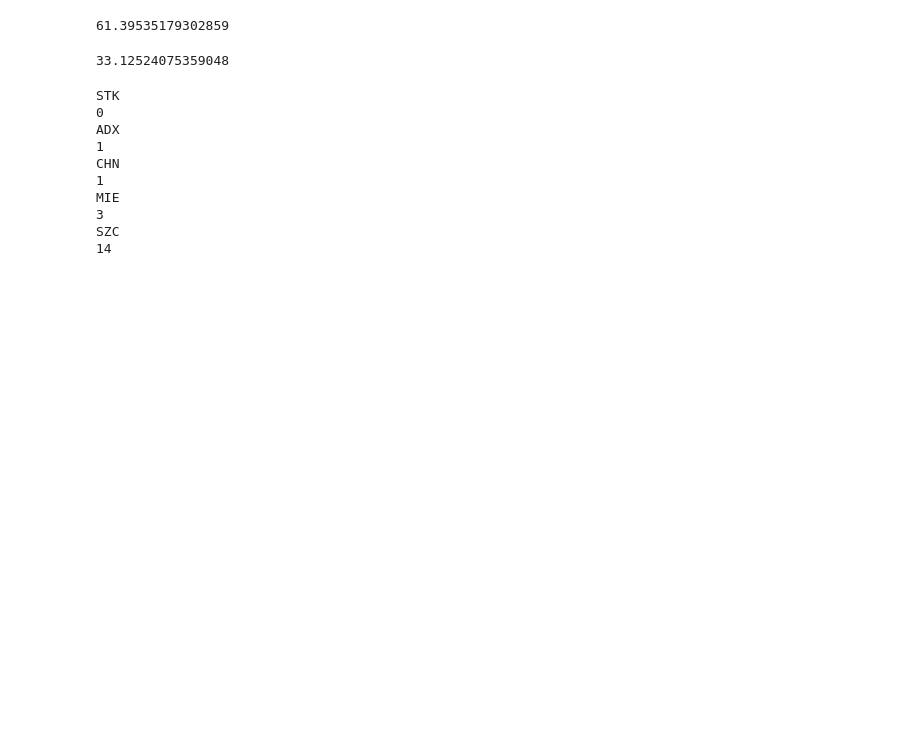
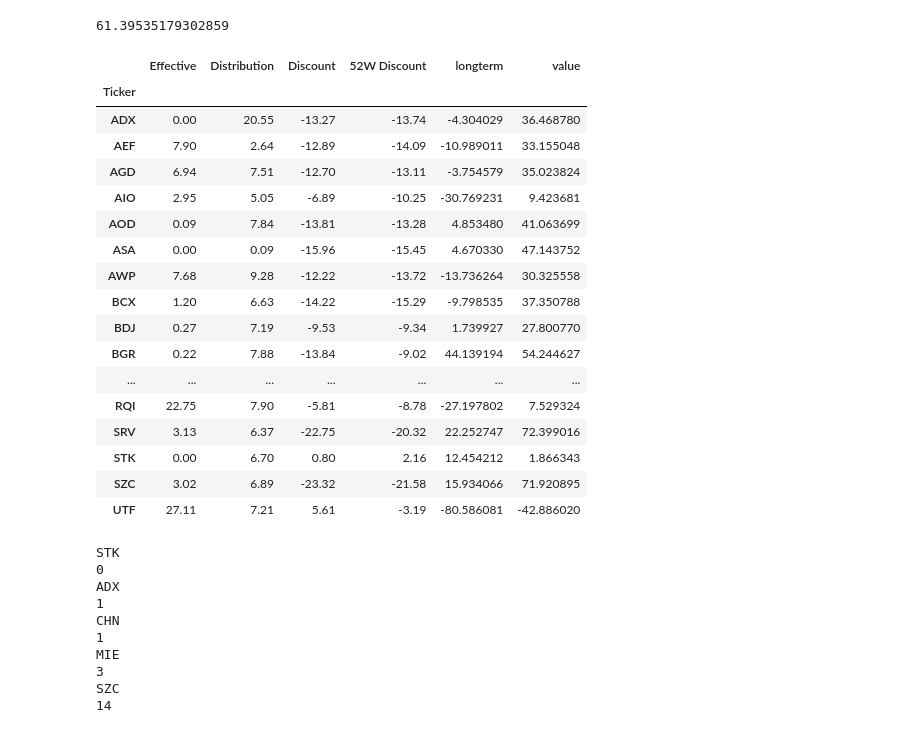
Before and after one commit to Julia-Susser/Closed-End-Fund-2.0, a Jupyter notebook: src/S&P500 Optimizer - Random Swap.ipynb, the cells around one changed output. Saved outputs shown, nothing was run; the diff lists cells and outputs as text; code cells hidden in the pictures; blank space fills up the shorter version.

```diff
--- a/src/S&P500 Optimizer - Random Swap.ipynb
+++ b/src/S&P500 Optimizer - Random Swap.ipynb
@@ -231,9 +266,26 @@ FundAssets().addStocksOverlap()
 # %% [output]
 61.39535179302859
 # %%
-FundAssets().simpleOverlap()
+Discount().discount
 # %% [output]
-33.12524075359048
+|  | Effective | Distribution | Discount | 52W Discount | longterm | value |
+| Ticker |  |  |  |  |  |  |
+| ADX | 0.00 | 20.55 | -13.27 | -13.74 | -4.304029 | 36.468780 |
+| AEF | 7.90 | 2.64 | -12.89 | -14.09 | -10.989011 | 33.155048 |
+| AGD | 6.94 | 7.51 | -12.70 | -13.11 | -3.754579 | 35.023824 |
+| AIO | 2.95 | 5.05 | -6.89 | -10.25 | -30.769231 | 9.423681 |
+| AOD | 0.09 | 7.84 | -13.81 | -13.28 | 4.853480 | 41.063699 |
+| ASA | 0.00 | 0.09 | -15.96 | -15.45 | 4.670330 | 47.143752 |
+| AWP | 7.68 | 9.28 | -12.22 | -13.72 | -13.736264 | 30.325558 |
+| BCX | 1.20 | 6.63 | -14.22 | -15.29 | -9.798535 | 37.350788 |
+| BDJ | 0.27 | 7.19 | -9.53 | -9.34 | 1.739927 | 27.800770 |
+| BGR | 0.22 | 7.88 | -13.84 | -9.02 | 44.139194 | 54.244627 |
+| ... | ... | ... | ... | ... | ... | ... |
+| RQI | 22.75 | 7.90 | -5.81 | -8.78 | -27.197802 | 7.529324 |
+| SRV | 3.13 | 6.37 | -22.75 | -20.32 | 22.252747 | 72.399016 |
+| STK | 0.00 | 6.70 | 0.80 | 2.16 | 12.454212 | 1.866343 |
+| SZC | 3.02 | 6.89 | -23.32 | -21.58 | 15.934066 | 71.920895 |
+| UTF | 27.11 | 7.21 | 5.61 | -3.19 | -80.586081 | -42.886020 |
 # %%
 a = FundAssets().Portfolio.groupby("Company").agg({"S&P500":'count'})
 # %% [output]
```
Also changed, not shown: parts of 5 cells of this notebook, 3 other files.
